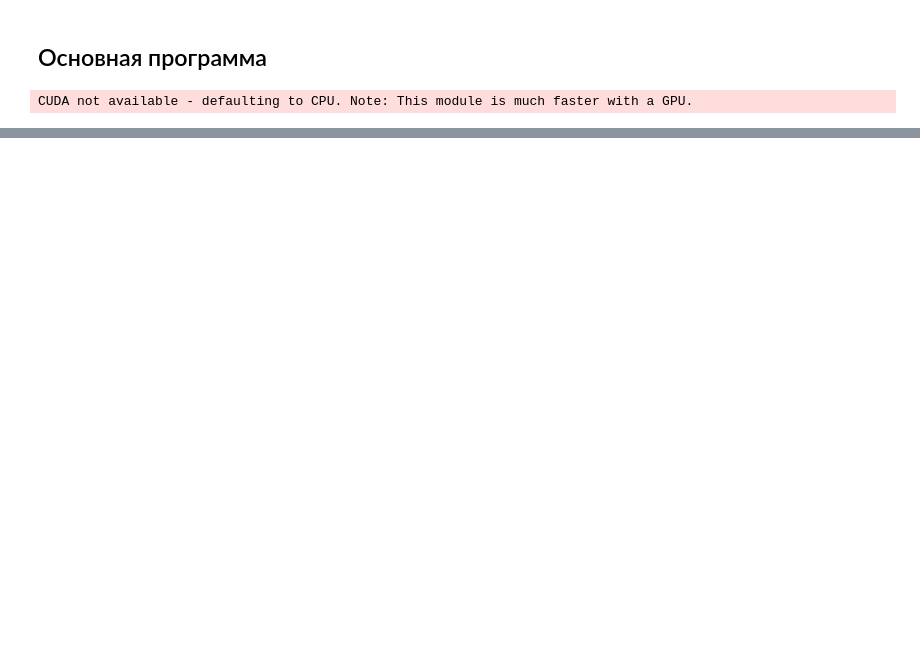
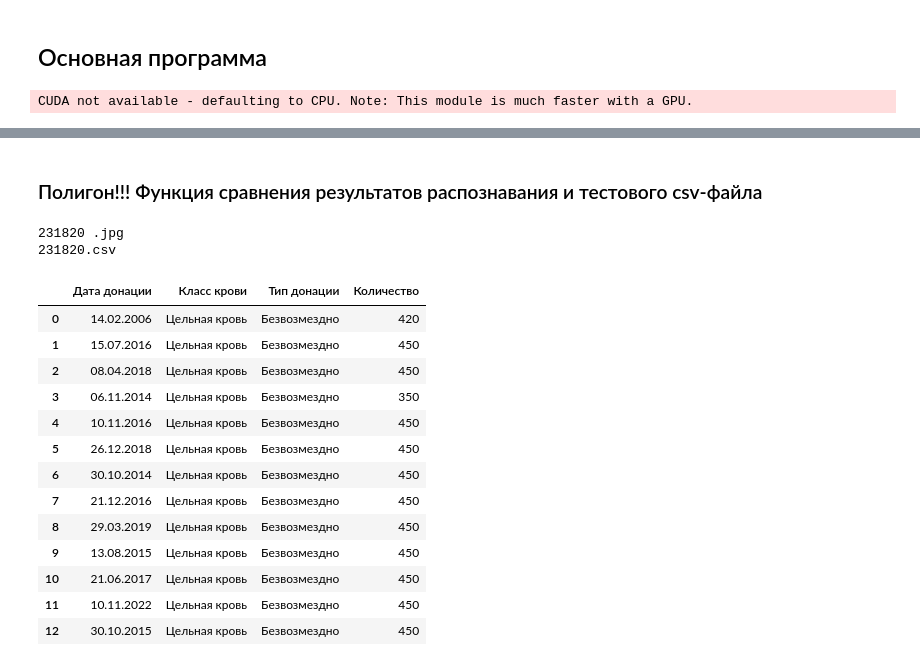
Before and after one commit to yazon315/Seekers-OCR, a Jupyter notebook: main.ipynb, the cells around one changed output, grey strips where cells are left out. Cells and saved outputs as stored; diff of their text form; code cells hidden in the pictures; blank space fills up the shorter version.

```diff
--- a/main.ipynb
+++ b/main.ipynb
@@ -330,0 +295,46 @@ for i in range(len(files_jpg)):
+# %% [markdown]
+### Полигон!!! Функция сравнения результатов распознавания и тестового csv-файла
+# %%
+# формирование списков изображений и тестовых csv, находящихся в подпапке test
+
+path_file = r'test\\'
+files_jpg = []
+files_csv = []
+for file in sorted(os.listdir(path_file)):
+    if file.endswith('.jpg'):
+        files_jpg.append(file)
+    elif file.endswith('.csv'):
+        files_csv.append(file)
+
+# удаление лишних csv со словом rezult и лишних jpg со словом tabl в названии
+files_jpg = [i for i in files_jpg if i.count('tabl') == 0]
+files_csv = [i for i in files_csv if i.count('rezult') == 0]
+print(files_jpg[6])
+print(files_csv[6])
+# %% [output]
+231820 .jpg
+231820.csv
+# %%
+# создание датасета с распознанными данными
+
+path_file = r'test\\'
+# вызов функции вырезания таблицы
+tabl = crop_img(path_file+files_jpg[6], files_jpg[6][:-4]+'_tabl.jpg')
+# вызов функции распознавания
+df = img2table(tabl, files_jpg[6][:-4]+'_rezult.csv')
+df
+# %% [output]
+|  | Дата донации | Класс крови | Тип донации | Количество |
+| 0 | 14.02.2006 | Цельная кровь | Безвозмездно | 420 |
+| 1 | 15.07.2016 | Цельная кровь | Безвозмездно | 450 |
+| 2 | 08.04.2018 | Цельная кровь | Безвозмездно | 450 |
+| 3 | 06.11.2014 | Цельная кровь | Безвозмездно | 350 |
+| 4 | 10.11.2016 | Цельная кровь | Безвозмездно | 450 |
+| 5 | 26.12.2018 | Цельная кровь | Безвозмездно | 450 |
+| 6 | 30.10.2014 | Цельная кровь | Безвозмездно | 450 |
+| 7 | 21.12.2016 | Цельная кровь | Безвозмездно | 450 |
+| 8 | 29.03.2019 | Цельная кровь | Безвозмездно | 450 |
+| 9 | 13.08.2015 | Цельная кровь | Безвозмездно | 450 |
+| 10 | 21.06.2017 | Цельная кровь | Безвозмездно | 450 |
+| 11 | 10.11.2022 | Цельная кровь | Безвозмездно | 450 |
+| 12 | 30.10.2015 | Цельная кровь | Безвозмездно | 450 |
```
Also changed, not shown: parts of 10 cells of this notebook.
